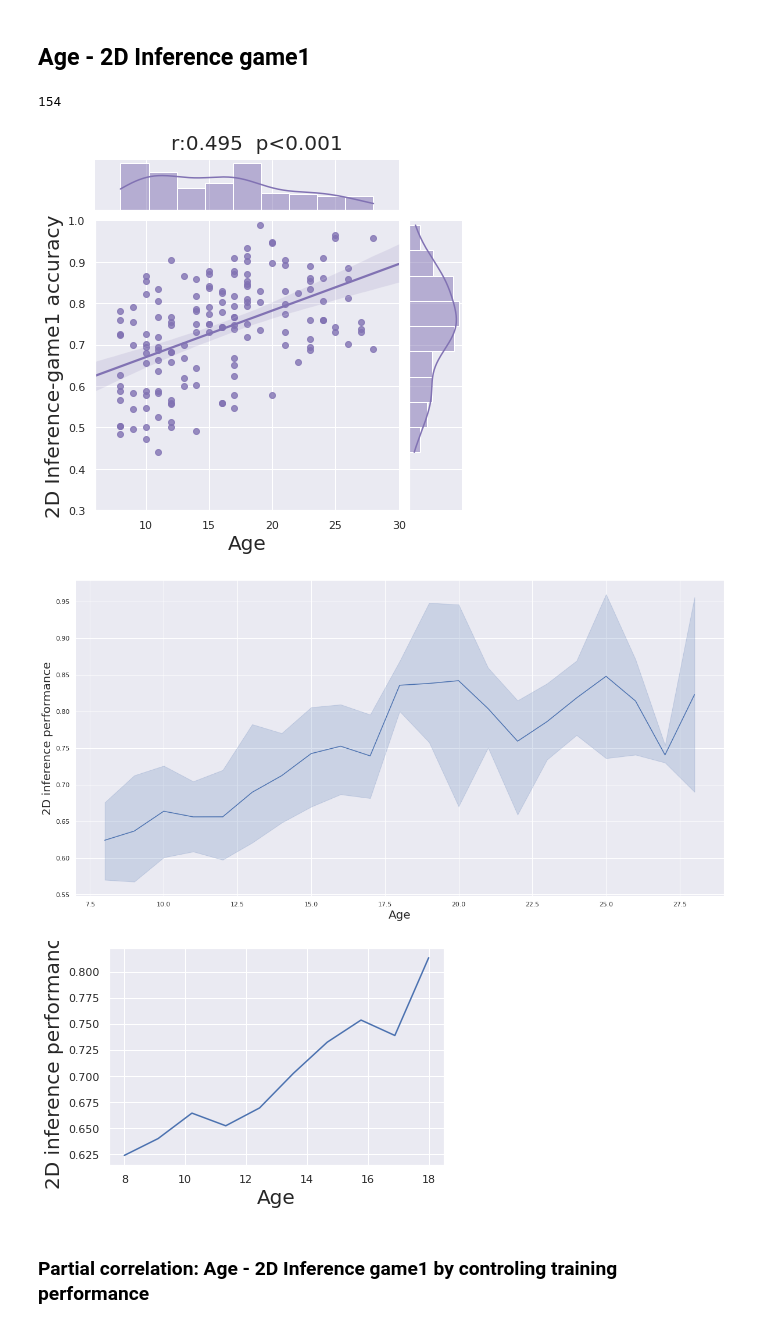
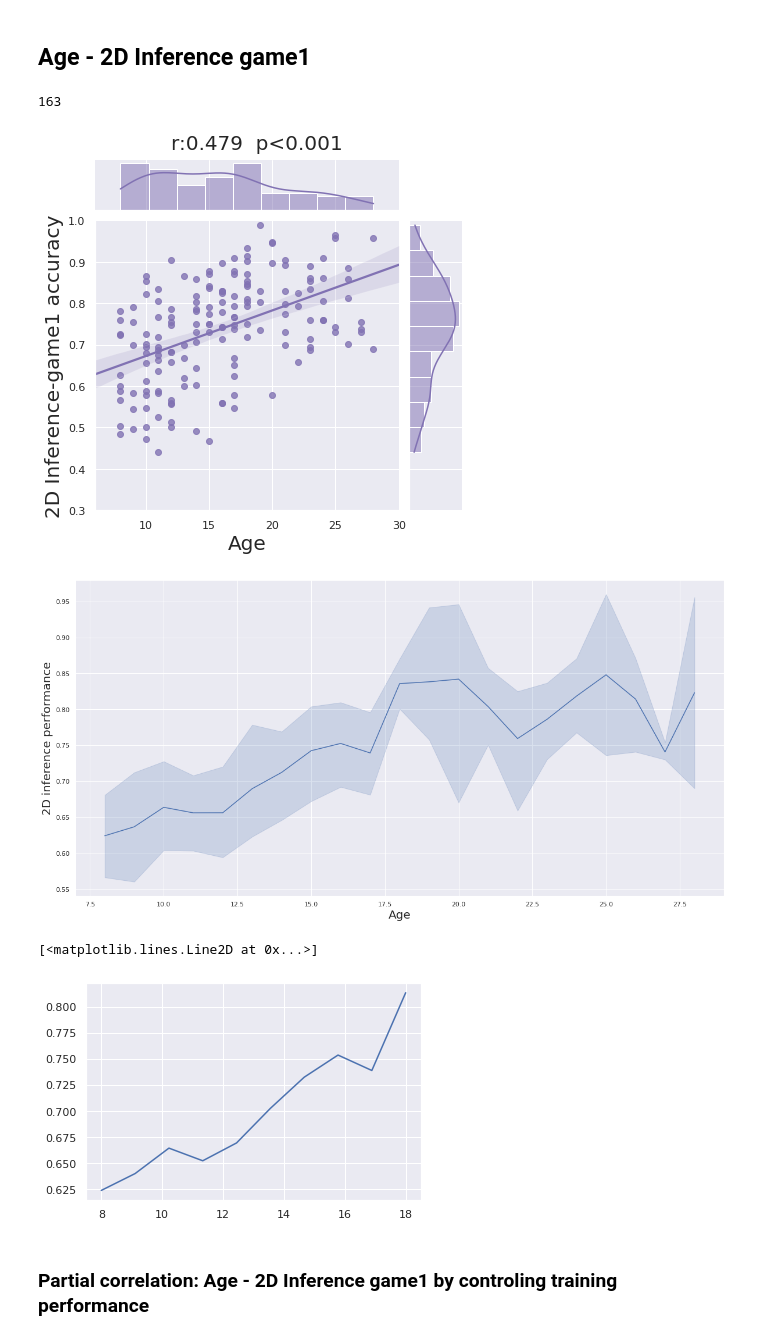
Before and after one commit to YukunQu/DCM, a Jupyter notebook: analysis/behaviour/behavioral_result.ipynb, the cells around one changed output. Cells and saved outputs as stored; diff of their text form; code cells hidden in the pictures.

```diff
--- a/analysis/behaviour/behavioral_result.ipynb
+++ b/analysis/behaviour/behavioral_result.ipynb
@@ -37,7 +37,7 @@ Participants: 154
 # %%
 beha_total_score = r'/mnt/workdir/DCM/BIDS/participants.tsv'
 data = pd.read_csv(beha_total_score,sep='\t')
-data = data[data['game1_fmri']>0.5]
+data = data[data['game1_fmri']>=0.5]
 print(len(data))
 data['training_acc'] = (data['train_ap'] + data['train_dp'])/2
 # correlation
@@ -68,7 +68,7 @@ g.savefig(savepath,bbox_inches='tight',pad_inches=0,dpi=300)
 # %%
 beha_total_score = r'//mnt/workdir/DCM/BIDS/participants.tsv'
 data =  pd.read_csv(beha_total_score,sep='\t')
-data = data[data['game1_fmri']>0.5]
+data = data[data['game1_fmri']>=0.5]
 print(len(data))
 res = pearsonr(data['Age'],data['1D_acc'])
 r = res[0]
@@ -98,32 +98,32 @@ g.savefig(savepath,bbox_inches='tight',pad_inches=0,dpi=300)
 # %%
 beha_total_score = r'/mnt/workdir/DCM/BIDS/participants.tsv'
 data =  pd.read_csv(beha_total_score,sep='\t')
-data = data[data['game1_fmri']>0.5]
+data = data[data['game1_fmri']>=0.5]
 
 print(len(data))
 res = pearsonr(data['Age'],data['game1_acc'])
 r = res[0]
 p = res[1]
 
 # plot
 g = sns.jointplot(x="Age", y="game1_acc", data=data,
                   kind="reg", truncate=False,
                   xlim=(6, 30), ylim=(0.3, 1),
                   color="m", height=6)
 
 #move overall title up
 g.set_axis_labels('Age', '2D Inference-game1 accuracy',size=20)
 g.fig.subplots_adjust(top=0.92)
 if p < 0.001:
     g.fig.suptitle('r:{}  p<0.001'.format(round(r,3)),size=20)
 else:
     g.fig.suptitle('r:{}, p:{}'.format(round(r,3),round(p,3)),size=20)
 
 savepath = r'/mnt/workdir/DCM/result/behaviour/age-2Dgame1.png'
 g.savefig(savepath,bbox_inches='tight',pad_inches=0,dpi=300)
 # %% [output]
-154
+163
-[figure, old version]
+[figure, new version]
 # %%
 import numpy as np
 from scipy.interpolate import make_interp_spline
@@ -144,7 +144,7 @@ plt.ylabel("2D inference performance",size=20)
 savepath = r'/mnt/workdir/DCM/result/behaviour/age-2dacc-curve.png'
 plt.savefig(savepath,bbox_inches='tight',pad_inches=0,dpi=300)
 # %% [output]
-[figure, old version]
+[figure, new version]
 # %%
 import numpy as np
 from scipy.interpolate import make_interp_spline
@@ -172,7 +172,8 @@ Y_ = X_Y_Spline(X_)
 # Plotting the Graph
 plt.plot(X_, Y_)
 # %% [output]
+[<matplotlib.lines.Line2D at 0x...>]
-[figure, old version]
+[figure, new version]
 # %% [markdown]
 ### Partial correlation: Age - 2D Inference game1 by controling training performance
 # %%
```
Also changed, not shown: parts of 8 cells of this notebook, 13 other files.
